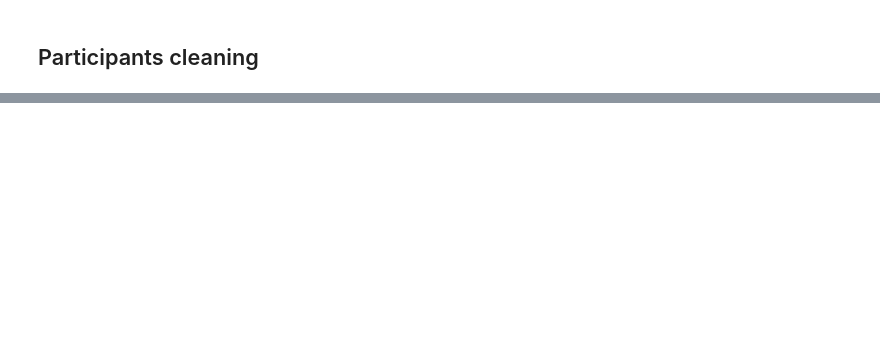
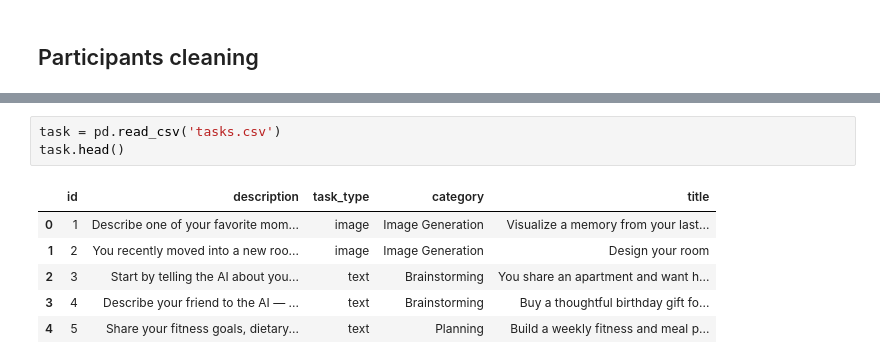
Before and after one commit to AlizaRK/hmi-ai-prompting, a Jupyter notebook: data-analysis/cleaning.ipynb, the cells around one changed output, grey strips where cells are left out. Drawn from its saved outputs; the diff is of its cells as text; blank space fills up the shorter version.

```diff
--- a/data-analysis/cleaning.ipynb
+++ b/data-analysis/cleaning.ipynb
@@ -46,0 +105,10 @@ message.head()
+# %%
+task = pd.read_csv('tasks.csv')
+task.head()
+# %% [output]
+|  | id | description | task_type | category | title |
+| 0 | 1 | Describe one of your favorite mom... | image | Image Generation | Visualize a memory from your last... |
+| 1 | 2 | You recently moved into a new roo... | image | Image Generation | Design your room |
+| 2 | 3 | Start by telling the AI about you... | text | Brainstorming | You share an apartment and want h... |
+| 3 | 4 | Describe your friend to the AI — ... | text | Brainstorming | Buy a thoughtful birthday gift fo... |
+| 4 | 5 | Share your fitness goals, dietary... | text | Planning | Build a weekly fitness and meal p... |
```
Also changed, not shown: parts of 27 cells of this notebook, 1 other file.
